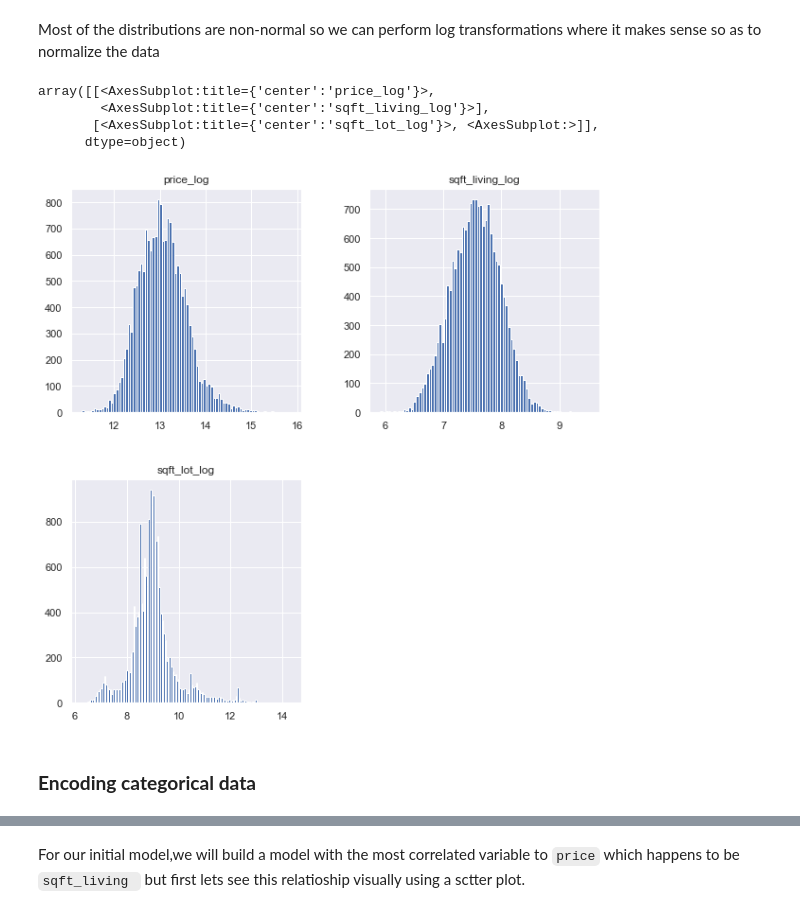
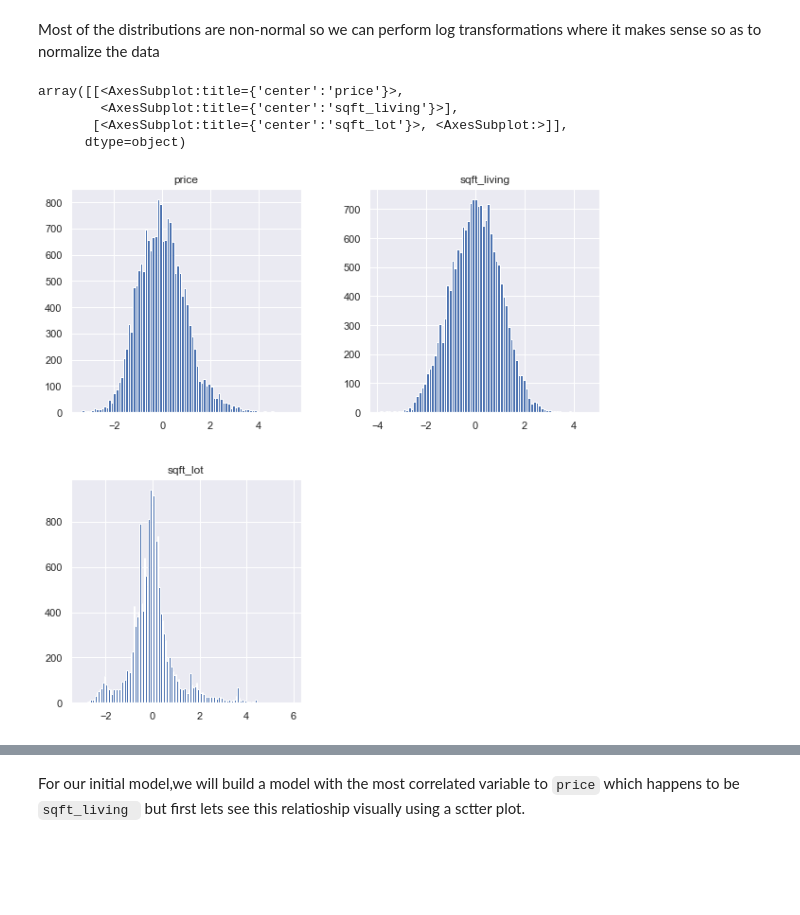
Before and after one commit to HannahMwende/King-County-regression-model, a Jupyter notebook: code.ipynb, the cells around one changed output, grey strips where cells are left out. Saved outputs shown, nothing was run; the diff lists cells and outputs as text; code cells hidden in the pictures; blank space fills up the shorter version.

```diff
--- a/code.ipynb
+++ b/code.ipynb
@@ -162,4 +181,4 @@ data=data.dropna(axis=0,subset=["yr_renovated"])
 data["waterfront"]=data["waterfront"].fillna(0)
 
 #Replacing missing values in 'view'
-data["view"]=data["view"].fillna(value=data["view"].mode())
+data["view"]=data["view"].fillna(0.0)
@@ -508,18 +531,24 @@ data_cont = data[continuous]
 # %%
 import warnings
 warnings.filterwarnings("ignore")
 
-
-log_names = [f'{column}_log' for column in data_cont.columns]
+#log transformation
+log_names = [f'{column}' for column in data_cont.columns]
 
 data_log = np.log(data_cont)
 data_log.columns = log_names
-data_log.hist(figsize=(10,10), bins='auto')
+
+
+# normalize (subract mean and divide by std)
+
+def normalize(feature):
+    return (feature - feature.mean()) / feature.std()
+
+normal_data = data_log.apply(normalize)
+normal_data.hist(figsize=(10,10), bins='auto')
 # %% [output]
-array([[<AxesSubplot:title={'center':'price_log'}>,
-        <AxesSubplot:title={'center':'sqft_living_log'}>],
-       [<AxesSubplot:title={'center':'sqft_lot_log'}>, <AxesSubplot:>]],
+array([[<AxesSubplot:title={'center':'price'}>,
+        <AxesSubplot:title={'center':'sqft_living'}>],
+       [<AxesSubplot:title={'center':'sqft_lot'}>, <AxesSubplot:>]],
       dtype=object)
-[figure, old version]
+[figure, new version]
-# %% [markdown]
-### **Encoding categorical data**
```
Also changed, not shown: parts of 48 cells of this notebook.
